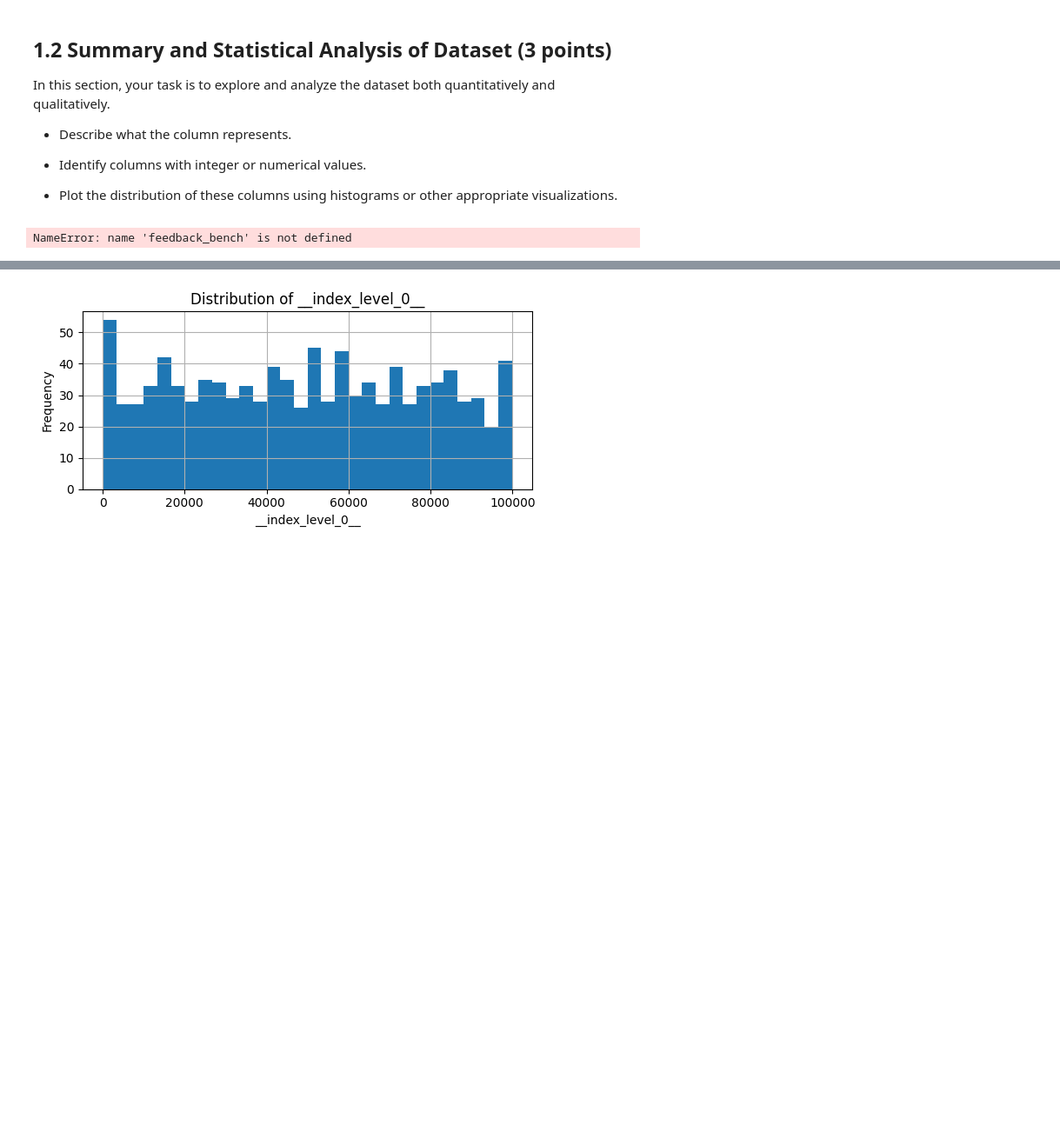
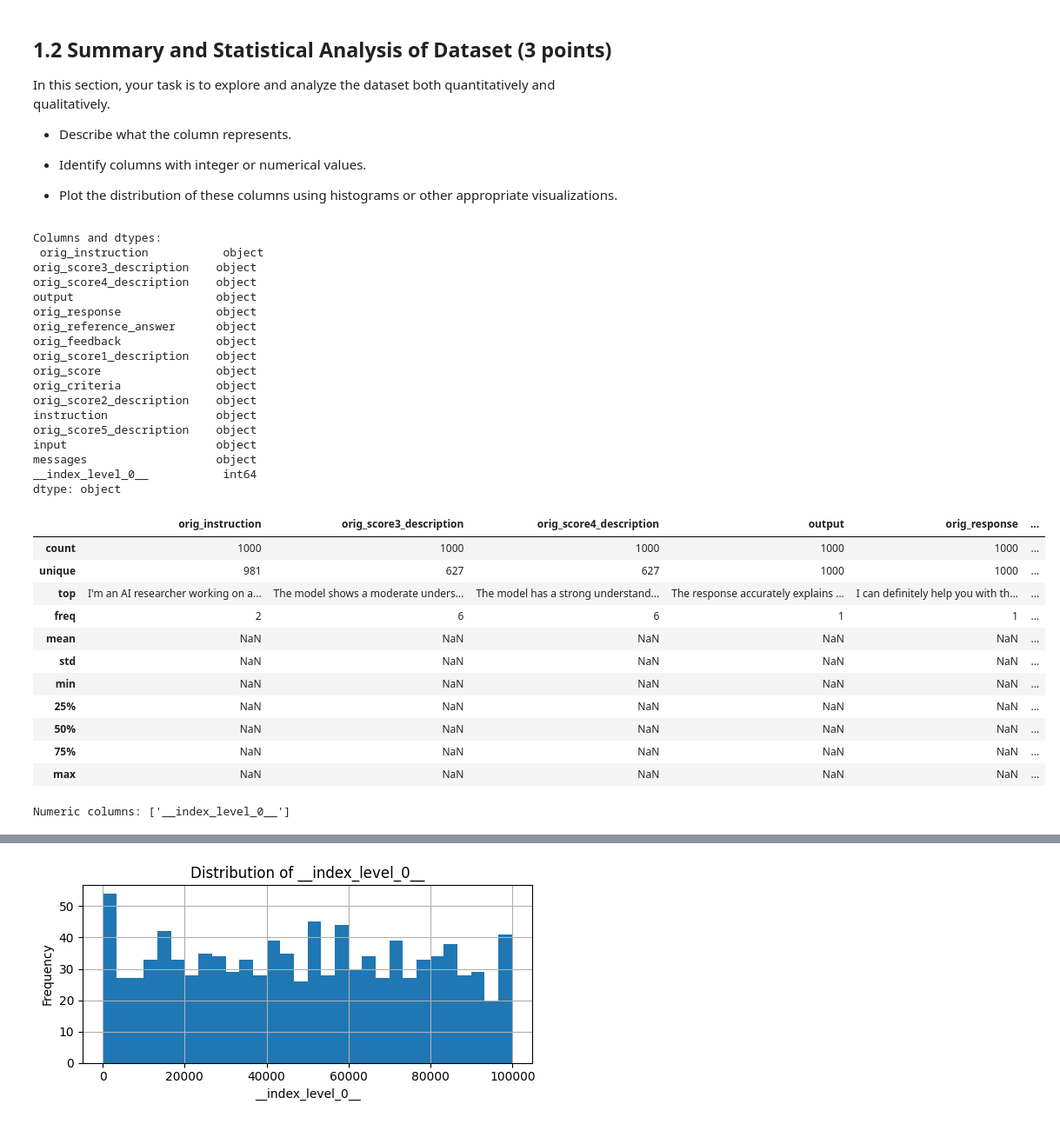
Before and after one commit to tahamajs/Large_language_models_course, a Jupyter notebook: CA3/doCodes/LLM_HW3_Part1_LLM_as_a_Judge.ipynb, the cells around one changed output, grey strips where cells are left out. Shown at 87% size. Drawn from its saved outputs; the diff is of its cells as text; code cells hidden in the pictures; blank space fills up the shorter version.

```diff
--- a/CA3/doCodes/LLM_HW3_Part1_LLM_as_a_Judge.ipynb
+++ b/CA3/doCodes/LLM_HW3_Part1_LLM_as_a_Judge.ipynb
@@ -118,23 +123,44 @@ In this section, your task is to explore and analyze the dataset both quantitati
 # %%
 
 import pandas as pd
 import matplotlib.pyplot as plt
 
 df = pd.DataFrame(feedback_bench["train"])
 
 print("Columns and dtypes:\n", df.dtypes, "\n")
 
 display(df.describe(include="all"))
 numeric_cols = df.select_dtypes(include=["int64", "float64"]).columns.tolist()
 print("Numeric columns:", numeric_cols, "\n")
-
-for col in numeric_cols:
-    plt.figure(figsize=(6,3))
-    df[col].hist(bins=range(int(df[col].min()), int(df[col].max())+2))
-    plt.title(f"Histogram of {col}")
-    plt.xlabel(col)
-    plt.ylabel("Count")
-    plt.tight_layout()
-    plt.show()
 # %% [output]
-NameError: name 'feedback_bench' is not defined
+Columns and dtypes:
+ orig_instruction           object
+orig_score3_description    object
+orig_score4_description    object
+output                     object
+orig_response              object
+orig_reference_answer      object
+orig_feedback              object
+orig_score1_description    object
+orig_score                 object
+orig_criteria              object
+orig_score2_description    object
+instruction                object
+orig_score5_description    object
+input                      object
+messages                   object
+__index_level_0__           int64
+dtype: object
+|  | orig_instruction | orig_score3_description | orig_score4_description | output | orig_response | ... |
+| count | 1000 | 1000 | 1000 | 1000 | 1000 | ... |
+| unique | 981 | 627 | 627 | 1000 | 1000 | ... |
+| top | I'm an AI researcher working on a... | The model shows a moderate unders... | The model has a strong understand... | The response accurately explains ... | I can definitely help you with th... | ... |
+| freq | 2 | 6 | 6 | 1 | 1 | ... |
+| mean | NaN | NaN | NaN | NaN | NaN | ... |
+| std | NaN | NaN | NaN | NaN | NaN | ... |
+| min | NaN | NaN | NaN | NaN | NaN | ... |
+| 25% | NaN | NaN | NaN | NaN | NaN | ... |
+| 50% | NaN | NaN | NaN | NaN | NaN | ... |
+| 75% | NaN | NaN | NaN | NaN | NaN | ... |
+| max | NaN | NaN | NaN | NaN | NaN | ... |
+Numeric columns: ['__index_level_0__']
```
Also changed, not shown: parts of 30 cells of this notebook, 11 other files.
